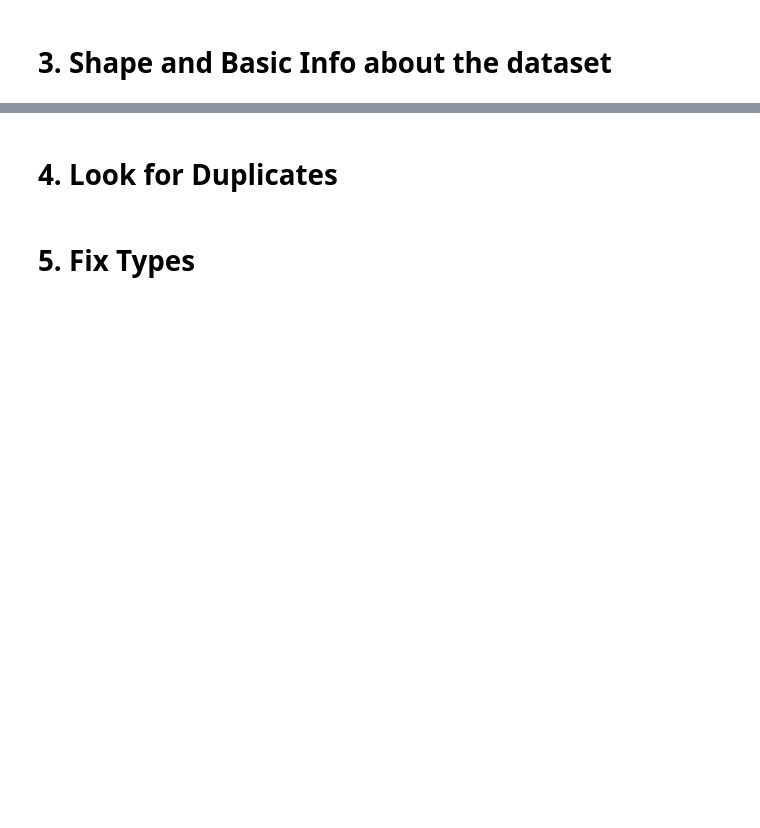
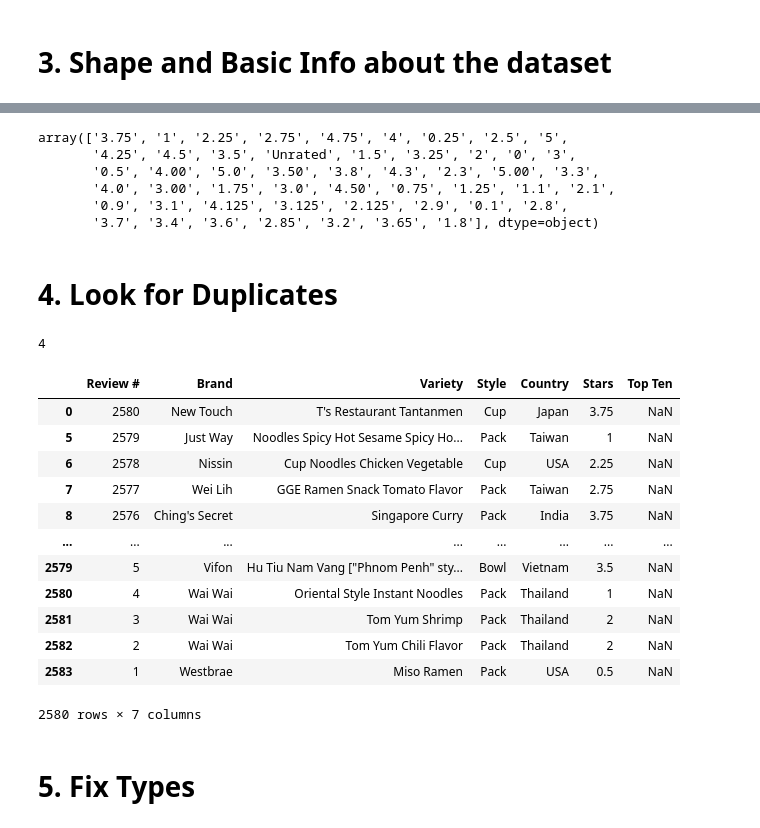
Before and after one commit to sflowers51/cis277-fa22-05-eda, a Jupyter notebook: 05-eda.ipynb, the cells around one changed output, grey strips where cells are left out. Drawn from its saved outputs; the diff is of its cells as text; code cells hidden in the pictures; blank space fills up the shorter version.

```diff
--- a/05-eda.ipynb
+++ b/05-eda.ipynb
@@ -11,4 +55,36 @@ df = pd.read_csv('ramen-ratings.csv')
+# %%
+#df.Stars.value_counts().sort_values().
+df.Stars.unique()
+# %% [output]
+array(['3.75', '1', '2.25', '2.75', '4.75', '4', '0.25', '2.5', '5',
+       '4.25', '4.5', '3.5', 'Unrated', '1.5', '3.25', '2', '0', '3',
+       '0.5', '4.00', '5.0', '3.50', '3.8', '4.3', '2.3', '5.00', '3.3',
+       '4.0', '3.00', '1.75', '3.0', '4.50', '0.75', '1.25', '1.1', '2.1',
+       '0.9', '3.1', '4.125', '3.125', '2.125', '2.9', '0.1', '2.8',
+       '3.7', '3.4', '3.6', '2.85', '3.2', '3.65', '1.8'], dtype=object)
 # %% [markdown]
 # 4. Look for Duplicates
+# %%
+#df.duplicated()
+df.duplicated().sum()
+# %% [output]
+4
+# %%
+df.drop_duplicates(inplace = True)
+df
+# %% [output]
+|  | Review # | Brand | Variety | Style | Country | Stars | Top Ten |
+| 0 | 2580 | New Touch | T's Restaurant Tantanmen | Cup | Japan | 3.75 | NaN |
+| 5 | 2579 | Just Way | Noodles Spicy Hot Sesame Spicy Ho... | Pack | Taiwan | 1 | NaN |
+| 6 | 2578 | Nissin | Cup Noodles Chicken Vegetable | Cup | USA | 2.25 | NaN |
+| 7 | 2577 | Wei Lih | GGE Ramen Snack Tomato Flavor | Pack | Taiwan | 2.75 | NaN |
+| 8 | 2576 | Ching's Secret | Singapore Curry | Pack | India | 3.75 | NaN |
+| ... | ... | ... | ... | ... | ... | ... | ... |
+| 2579 | 5 | Vifon | Hu Tiu Nam Vang ["Phnom Penh" sty... | Bowl | Vietnam | 3.5 | NaN |
+| 2580 | 4 | Wai Wai | Oriental Style Instant Noodles | Pack | Thailand | 1 | NaN |
+| 2581 | 3 | Wai Wai | Tom Yum Shrimp | Pack | Thailand | 2 | NaN |
+| 2582 | 2 | Wai Wai | Tom Yum Chili Flavor | Pack | Thailand | 2 | NaN |
+| 2583 | 1 | Westbrae | Miso Ramen | Pack | USA | 0.5 | NaN |
+2580 rows × 7 columns
 # %% [markdown]
 # 5. Fix Types
```
Also changed, not shown: parts of 22 cells of this notebook, 1 other file.
